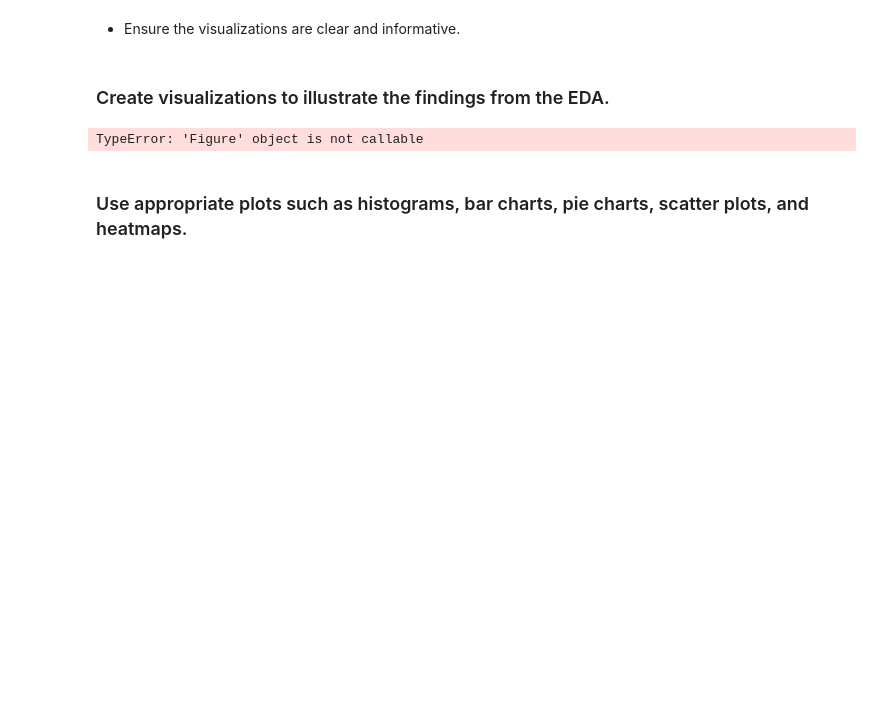
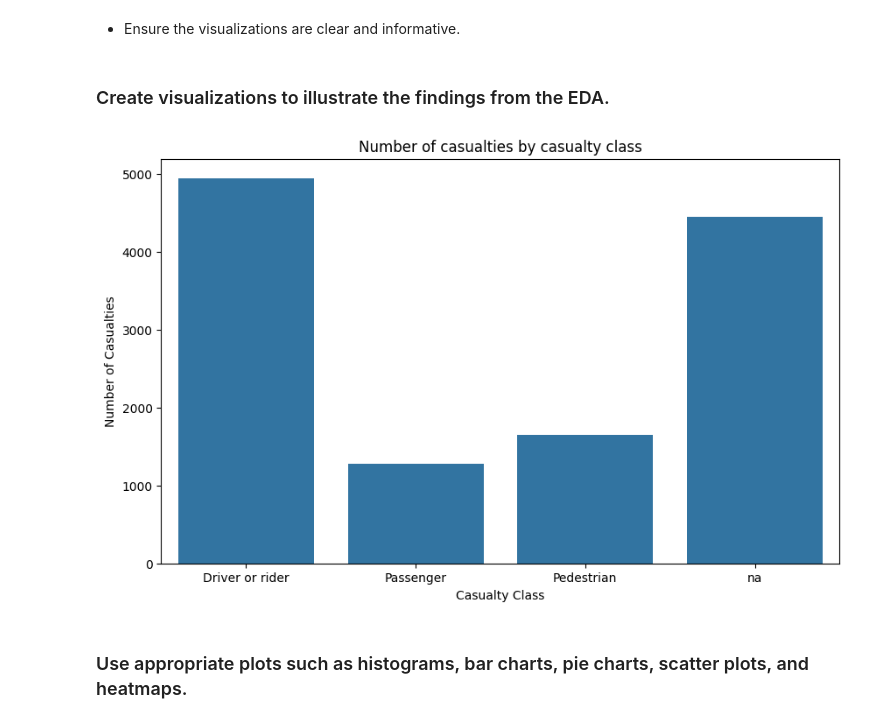
Before and after one commit to actualIslam/T5-week1-test, a Jupyter notebook: Task_(1)_Week_1.ipynb, the cells around one changed output. Drawn from its saved outputs; the diff is of its cells as text; code cells hidden in the pictures; blank space fills up the shorter version.

```diff
--- a/Task_(1)_Week_1.ipynb
+++ b/Task_(1)_Week_1.ipynb
@@ -236,3 +231,6 @@ Monday       1681
 Saturday     1666
 Sunday       1467
 Name: count, dtype: int64
+# %%
+sort_by_casualty = df.groupby(df["Casualty_class"])['Number_of_casualties'].count()
+sort_by_casualty
@@ -275,11 +273,14 @@ TypeError: 'Figure' object is not callable
 * Ensure the visualizations are clear and informative.
 # %% [markdown]
 ### Create visualizations to illustrate the findings from the EDA.
-# %%
-plt.figure(figsize=(10, 6))
-plt.pie(sort_by_day.values, labels=sort_by_day.index, autopct='%1.1f%%', radius=1.5)
-plt.show()
-# %% [output]
-TypeError: 'Figure' object is not callable
+# %%
+plt.figure(figsize=(10, 6))
+sns.barplot(x=sort_by_casualty.index, y=sort_by_casualty.values)
+plt.title('Number of casualties by casualty class')
+plt.xlabel('Casualty Class')
+plt.ylabel('Number of Casualties')
+plt.show()
+# %% [output]
+[figure, added]
 # %% [markdown]
 ### Use appropriate plots such as histograms, bar charts, pie charts, scatter plots, and heatmaps.
```
Also changed, not shown: parts of 18 cells of this notebook.
